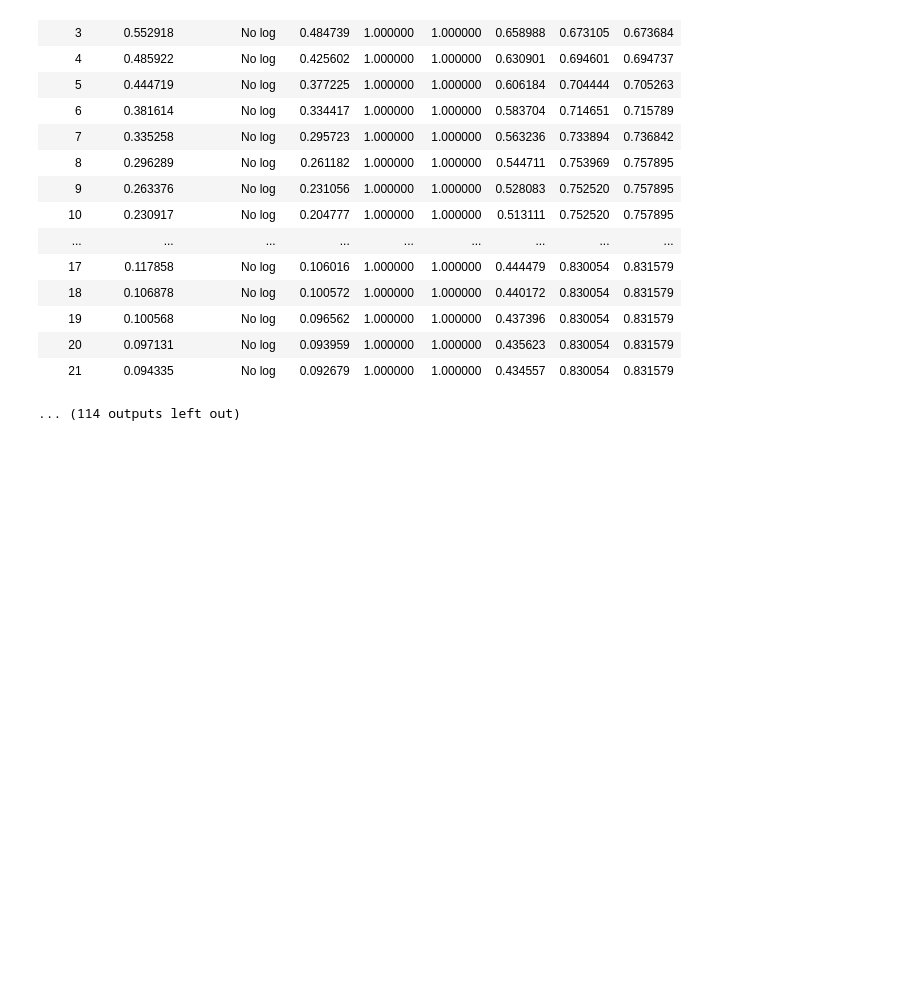
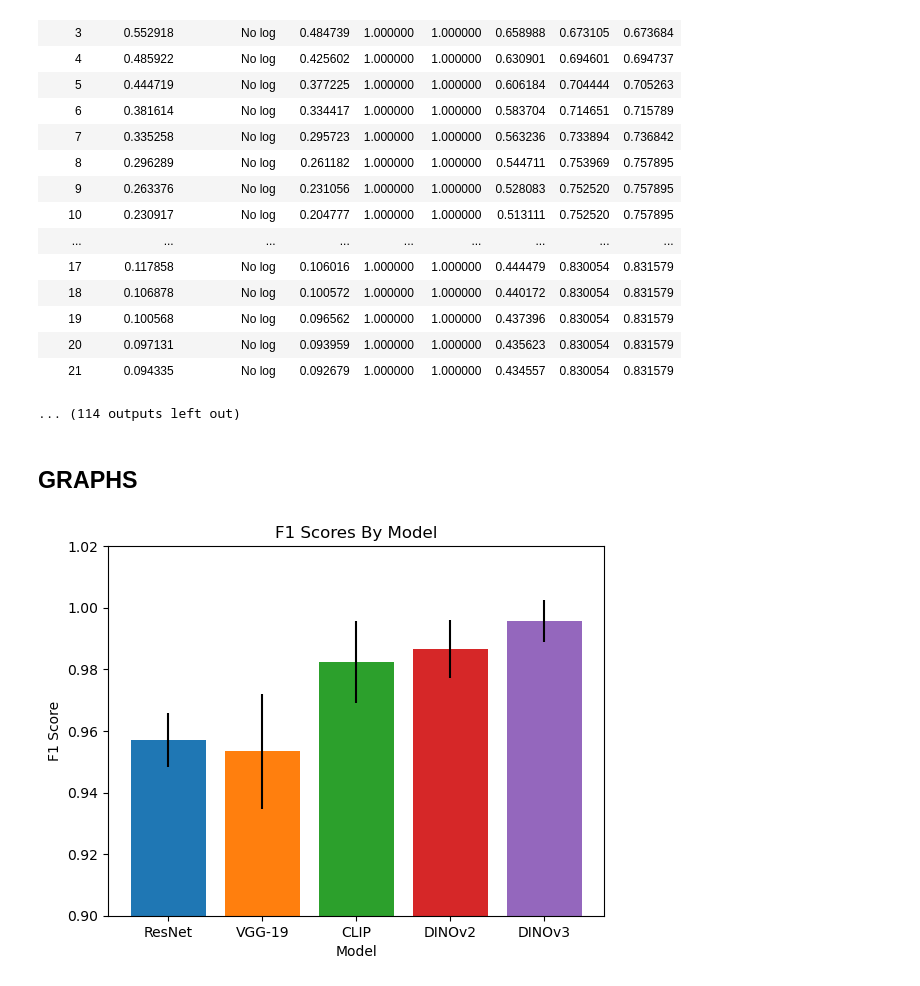
Before and after one commit to osannadeng/icl_hlbdetection, a Jupyter notebook: notebooks/baseline.ipynb, the cells around one changed output. Drawn from its saved outputs; the diff is of its cells as text; code cells hidden in the pictures; blank space fills up the shorter version.

Commit message:
add graphs

```diff
--- a/notebooks/baseline.ipynb
+++ b/notebooks/baseline.ipynb
@@ -1275,3 +1275,5 @@ Final Average Accuracy: 0.8992, Final F1 Score: 0.8971
 | 20 | 0.097131 | No log | 0.093959 | 1.000000 | 1.000000 | 0.435623 | 0.830054 | 0.831579 |
 | 21 | 0.094335 | No log | 0.092679 | 1.000000 | 1.000000 | 0.434557 | 0.830054 | 0.831579 |
 ... (114 outputs left out)
+# %% [markdown]
+## GRAPHS
@@ -1277,0 +1312,17 @@ Final Average Accuracy: 0.8992, Final F1 Score: 0.8971
+# %%
+plt.figure()
+plt.title("F1 Scores By Model")
+plt.ylabel("F1 Score")
+plt.xlabel("Model")
+
+models = ['ResNet', 'VGG-19', 'CLIP', 'DINOv2', 'DINOv3']
+avgs = [resnet_res[len(resnet_res) - 1], vgg19_res[len(vgg19_res) - 1], clip_res[len(clip_res) - 1], dinov2_res[len(dinov2_res) - 1], dinov3_res[len(dinov3_res) - 1]]
+stds = [std(results['F1 Score'].iloc[len(results) - 5]), std(results['F1 Score'].iloc[len(results) - 4]), std(results['F1 Score'].iloc[len(results) - 3]), std(results['F1 Score'].iloc[len(results) - 2]), std(results['F1 Score'].iloc[len(results) - 1])]
+plt.bar(models, avgs, yerr=stds, color=['tab:blue', 'tab:orange', 'tab:green', 'tab:red', 'tab:purple'])
+plt.ylim(0.9, 1.02)
+
+plt.savefig("f1graph.png")
+
+plt.show()
+# %% [output]
+[figure, added]
```
Also changed, not shown: parts of 2 cells of this notebook, 2 other files.
